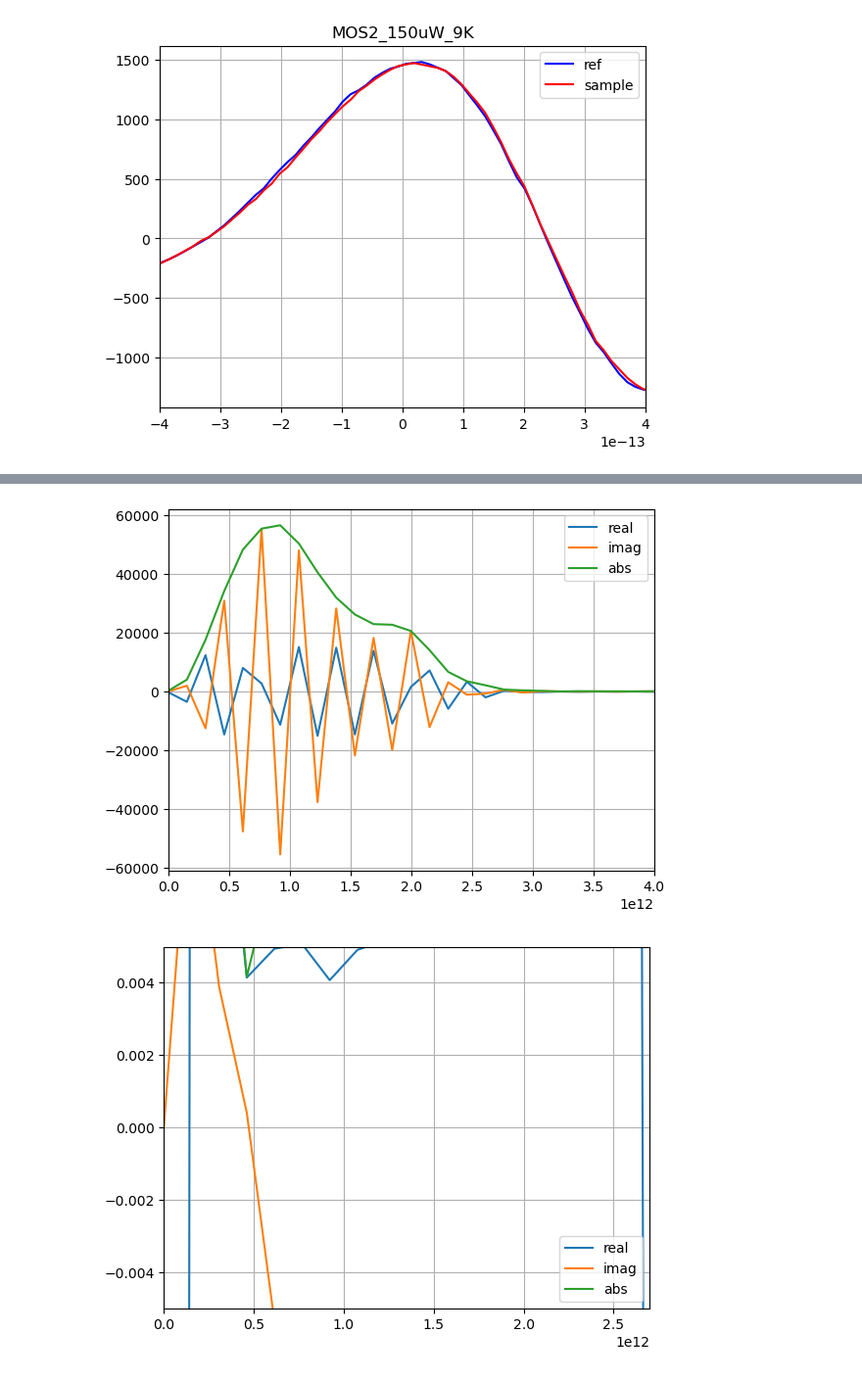
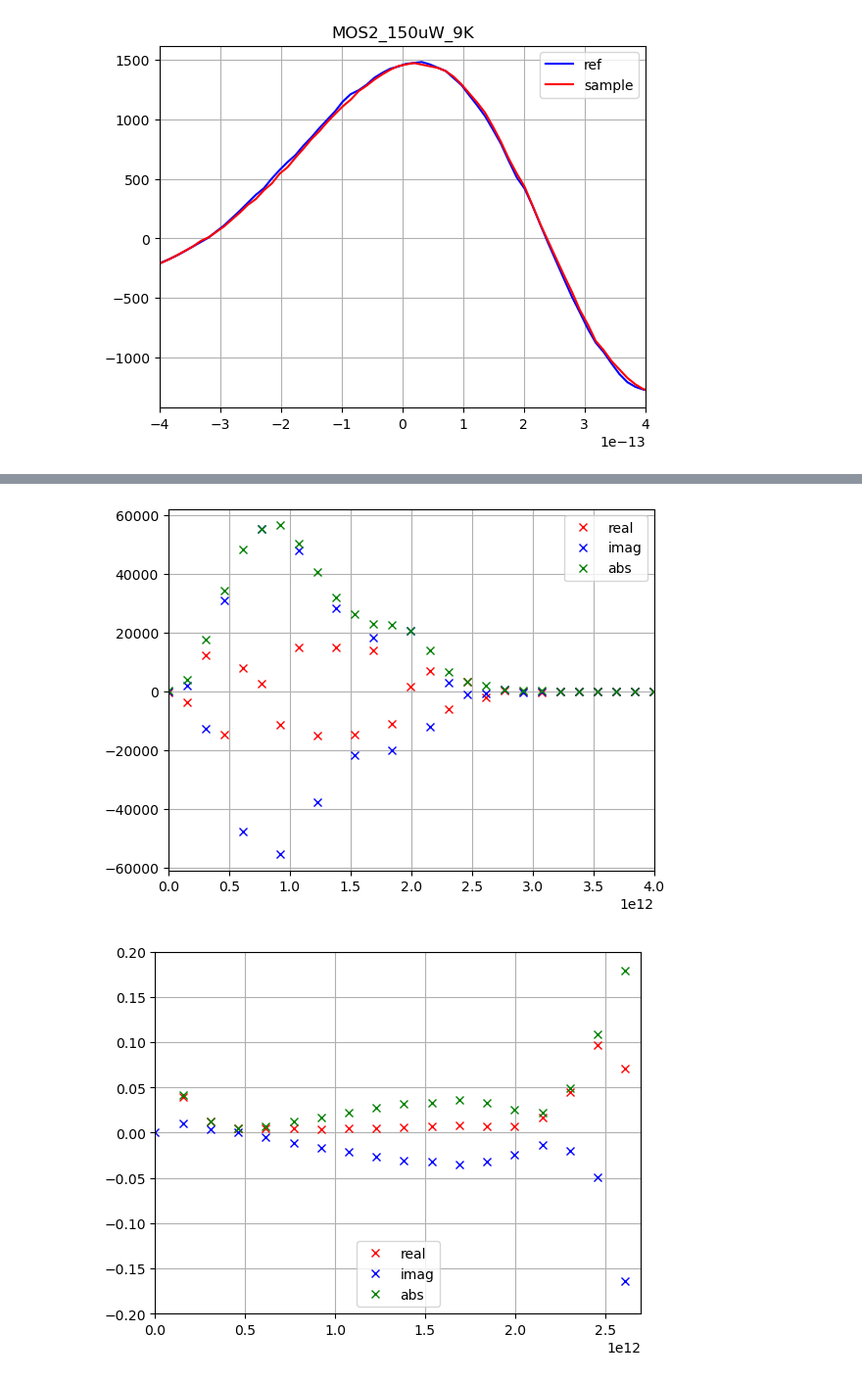
Before and after one commit to sebranchett/cheme-om-fft, a Jupyter notebook: FFT_data_no_factor.ipynb, the cells around one changed output, grey strips where cells are left out. Shown at 98% size. Cells and saved outputs as stored; diff of their text form; code cells hidden in the pictures.

Commit message:
crosses in plots

```diff
--- a/FFT_data_no_factor.ipynb
+++ b/FFT_data_no_factor.ipynb
@@ -14,9 +14,9 @@ def plot_my_freq_array(freqs, complex_array, half=False):
         last = N//2
     else:
         last = N
-    plt.plot(freqs[0:last], np.real(complex_array)[0:last], label='real')
-    plt.plot(freqs[0:last], -1.0 * np.imag(complex_array)[0:last], label='imag')
-    plt.plot(freqs[0:last], np.abs(complex_array)[0:last], label='abs')
+    plt.plot(freqs[0:last], np.real(complex_array)[0:last], 'xr', label='real')
+    plt.plot(freqs[0:last], -1.0 * np.imag(complex_array)[0:last], 'xb', label='imag')
+    plt.plot(freqs[0:last], np.abs(complex_array)[0:last], 'xg', label='abs')
     plt.legend()
     plt.grid()
     plt.show()
@@ -108,15 +108,15 @@ E_sample = fft(s2ms1_sample)
 plt.xlim(0., 4e12)
 plot_my_freq_array(xf, E_sample, half=True)
 # %% [output]
-[figure, old version]
+[figure, new version]
 # %%
 im_array = (E_ref - E_sample)/E_sample
 
 plt.xlim((0, 2.7e12))
-plt.ylim((-0.005, .005))
+plt.ylim((-0.2, .2))
 plot_my_freq_array(xf, im_array, half=True)
 # %% [output]
-[figure, old version]
+[figure, new version]
 # %%
 from scipy.signal import blackman
 w = blackman(N)
```
Also changed, not shown: parts of 3 cells of this notebook, 1 other file.
